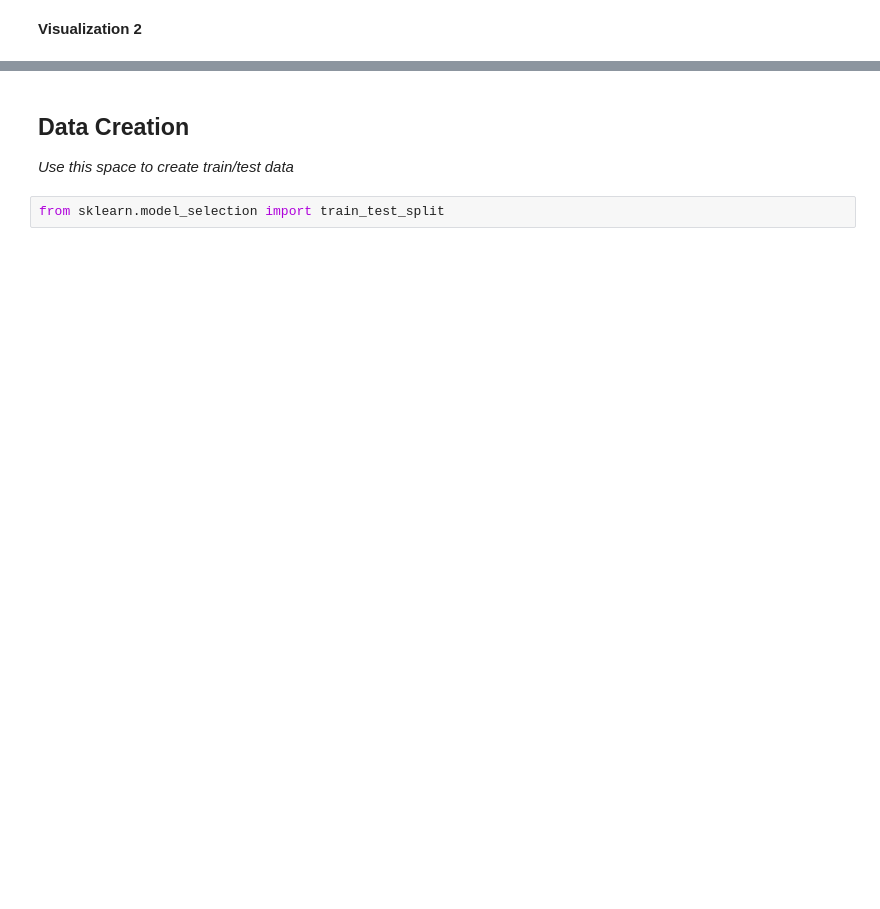
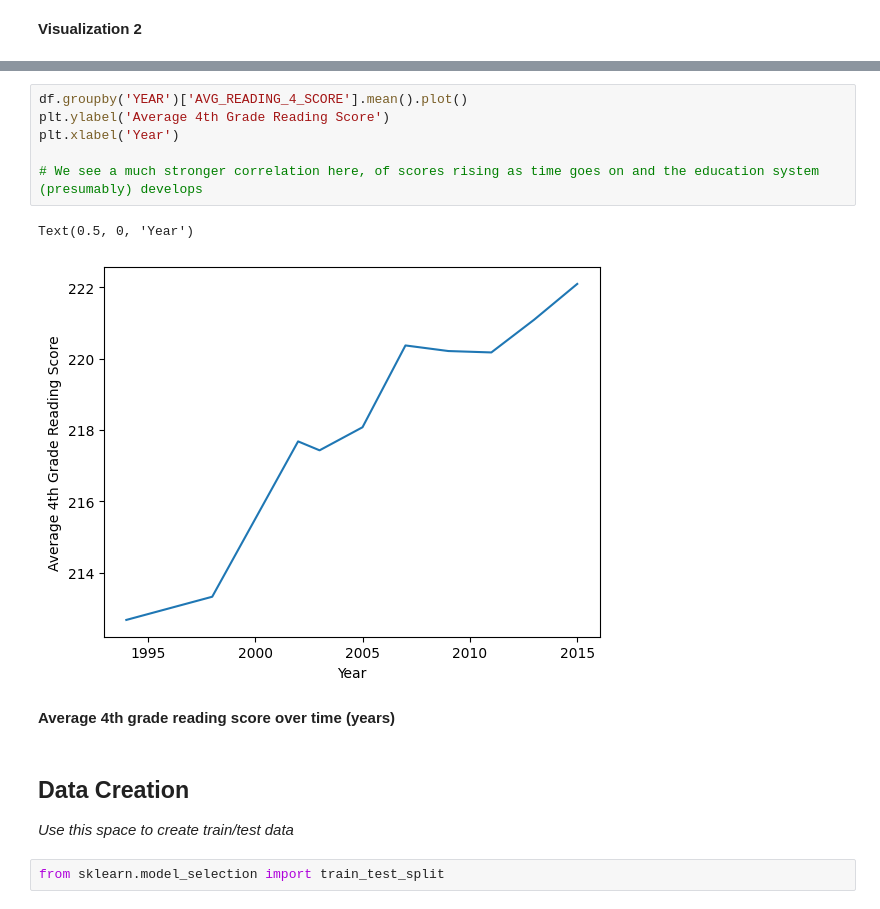
Before and after one commit to incessantpings/MDST-Tutorial, a Jupyter notebook: tutorial1/checkpoint1.ipynb, the cells around one changed output, grey strips where cells are left out. Drawn from its saved outputs; the diff is of its cells as text; blank space fills up the shorter version.

```diff
--- a/tutorial1/checkpoint1.ipynb
+++ b/tutorial1/checkpoint1.ipynb
@@ -159,3 +168,14 @@ Investigate the relationship between your chosen response variable and at least
+# %%
+df.groupby('YEAR')['AVG_READING_4_SCORE'].mean().plot()
+plt.ylabel('Average 4th Grade Reading Score')
+plt.xlabel('Year')
+
+# We see a much stronger correlation here, of scores rising as time goes on and the education system (presumably) develops
+# %% [output]
+Text(0.5, 0, 'Year')
+[figure, added]
+# %% [markdown]
+**Average 4th grade reading score over time (years)**
 # %% [markdown]
 <h2> Data Creation </h2>
 
```
Also changed, not shown: parts of 16 cells of this notebook, 1 other file.
